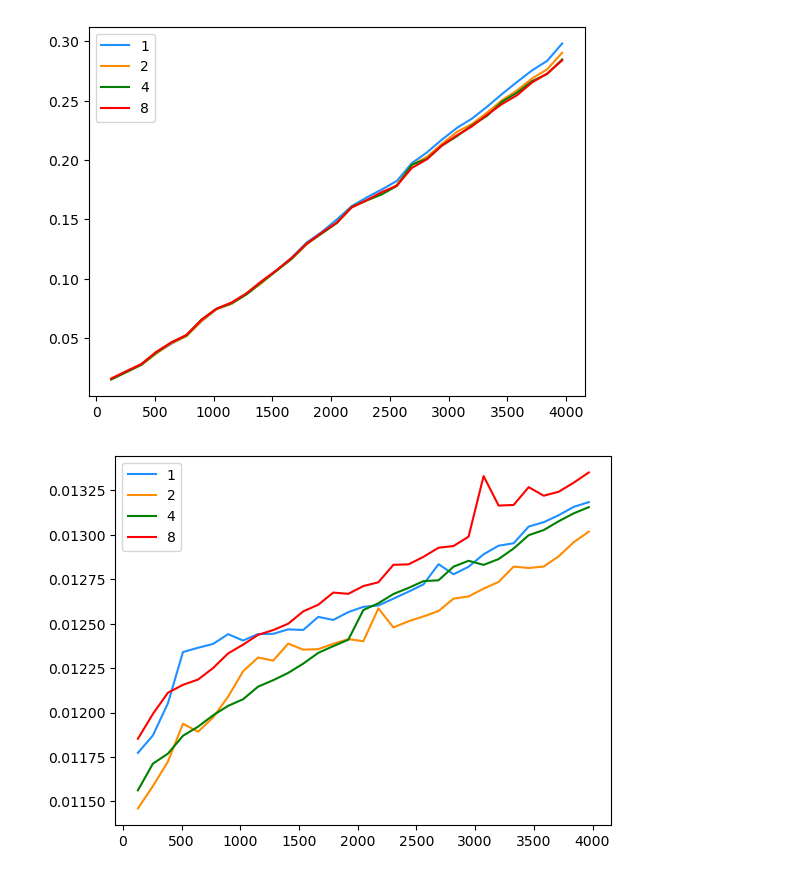
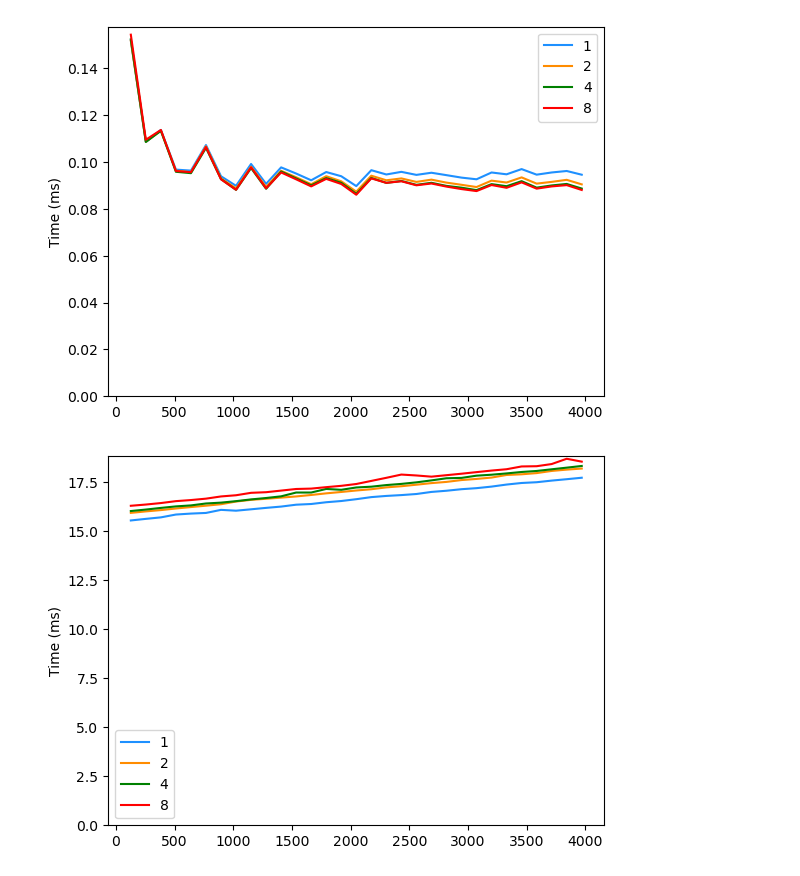
Before and after one commit to SwiftSeal03/vllm, a Jupyter notebook: measure/illus.ipynb, the cells around one changed output. Drawn from its saved outputs; the diff is of its cells as text; code cells hidden in the pictures.

Commit message:
measure chunked prefill

```diff
--- a/measure/illus.ipynb
+++ b/measure/illus.ipynb
@@ -1,29 +1,39 @@
 # %%
 import pandas as pd
+import numpy as np
 import matplotlib.pyplot as plt
 
 colors = ["dodgerblue", "darkorange", "green", "red"]
 
+# Prefill
 data = pd.read_csv("prefill.csv")
 bszs = sorted(list(set(data['bsz'])))
 
 for k, bsz in enumerate(bszs):
   tdata = data[data['bsz'] == bsz]
-  plt.plot(tdata['ntok'], tdata['time'], color=colors[k], label=str(bsz))
+  ntoks = np.array(tdata['ntok'])
+  plt.plot(tdata['ntok'], tdata['time'] * 1000 / ntoks, color=colors[k], label=str(bsz))
 
+plt.ylim(0)
+plt.ylabel("Time (ms)")
 plt.legend()
 plt.show()
 # %% [output]
-[figure, old version]
+[figure, new version]
 # %%
+# Decode
 data = pd.read_csv("decode.csv")
 bszs = sorted(list(set(data['bsz'])))
 
 for k, bsz in enumerate(bszs):
   tdata = data[data['bsz'] == bsz]
-  plt.plot(tdata['ntok']/bsz, tdata['time'], color=colors[k], label=str(bsz))
+  if k == 0:
+    base_time = tdata['time'][0]
+  plt.plot(tdata['ntok'], tdata['time'] * 1000, color=colors[k], label=str(bsz))
 
+plt.ylim(0)
+plt.ylabel("Time (ms)")
 plt.legend()
 plt.show()
 # %% [output]
-[figure, old version]
+[figure, new version]
```
Also changed, not shown: parts of 1 cell of this notebook, 2 other files.
